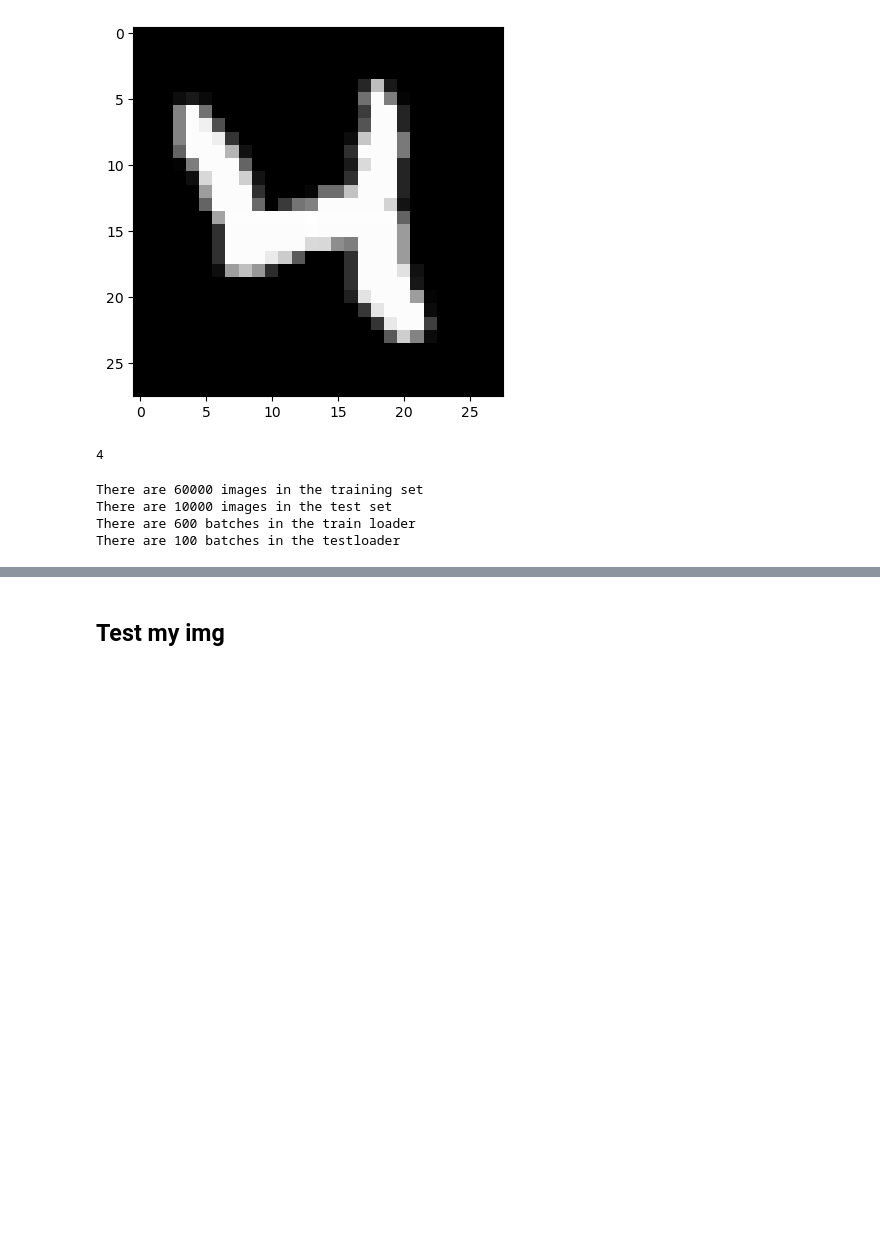
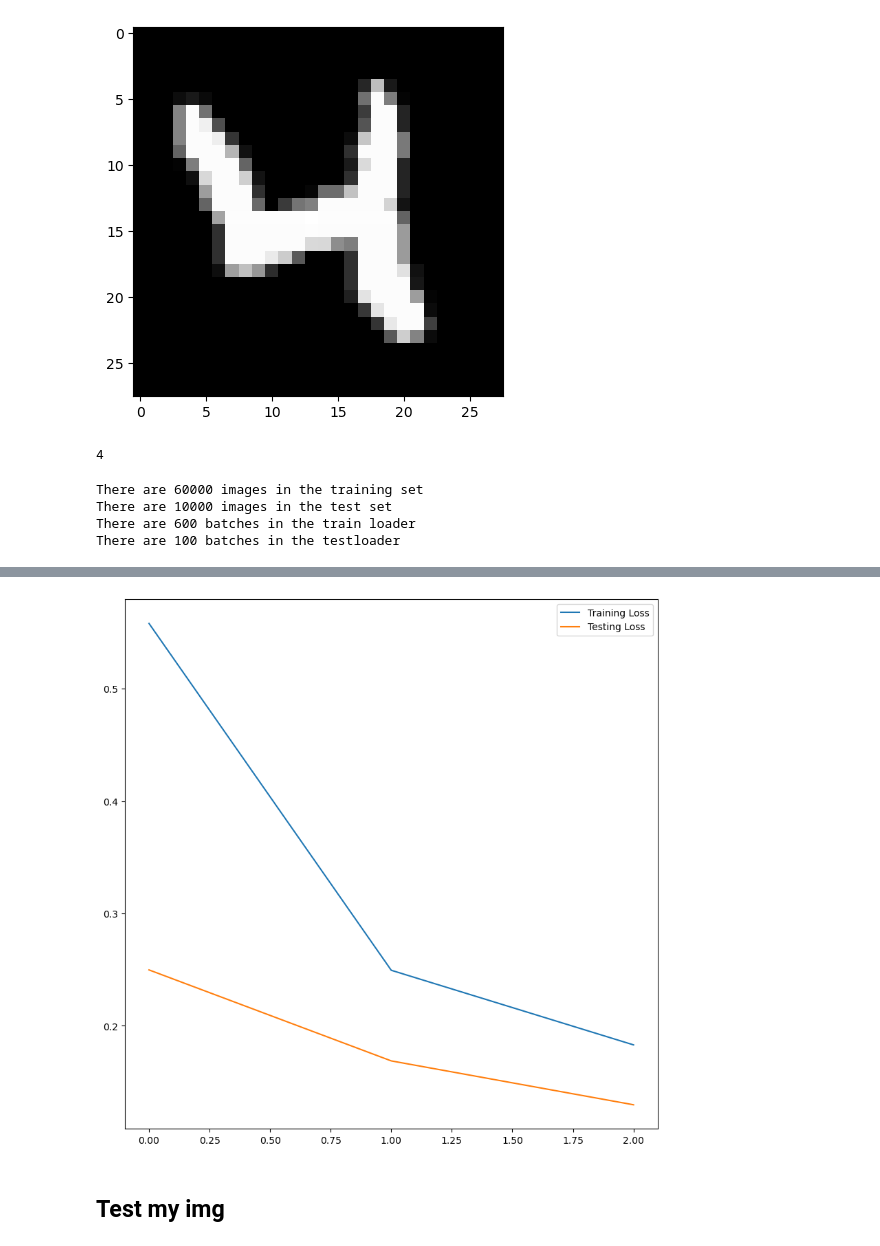
Before and after one commit to KevinXu17/CNNwithMNIST, a Jupyter notebook: CNN.ipynb, the cells around one changed output, grey strips where cells are left out. Drawn from its saved outputs; the diff is of its cells as text; code cells hidden in the pictures; blank space fills up the shorter version.

Commit message:
Add loss and accuracy plot

```diff
--- a/CNN.ipynb
+++ b/CNN.ipynb
@@ -223,8 +223,8 @@ for epoch in range(num_epochs):
             labels = labels.cuda()
 
         outputs = model(inputs)
-        loss = loss_fn(outputs, labels) # Calculate the loss
-        loss += loss.item()
+        los = loss_fn(outputs, labels) # Calculate the loss
+        loss += los.item()
         # Record the correct predictions for training data
         _, predicted = torch.max(outputs, 1)
         correct += (predicted == labels).sum()
@@ -248,3 +248,12 @@ Epoch 3/3, Training Loss: 0.184, Training Accuracy: 94.693, Testing Loss: 0.004,
 torch.save(model.state_dict(),'CNN_MNIST.pth')
 #load the model
 # model.load_state_dict(torch.load('CNN_MNIST.pth'))
+# %%
+# Loss
+f = plt.figure(figsize=(10, 10))
+plt.plot(train_loss, label='Training Loss')
+plt.plot(test_loss, label='Testing Loss')
+plt.legend()
+plt.show()
+# %% [output]
+[figure, added]
```
Also changed, not shown: parts of 6 cells of this notebook, 1 other file.
